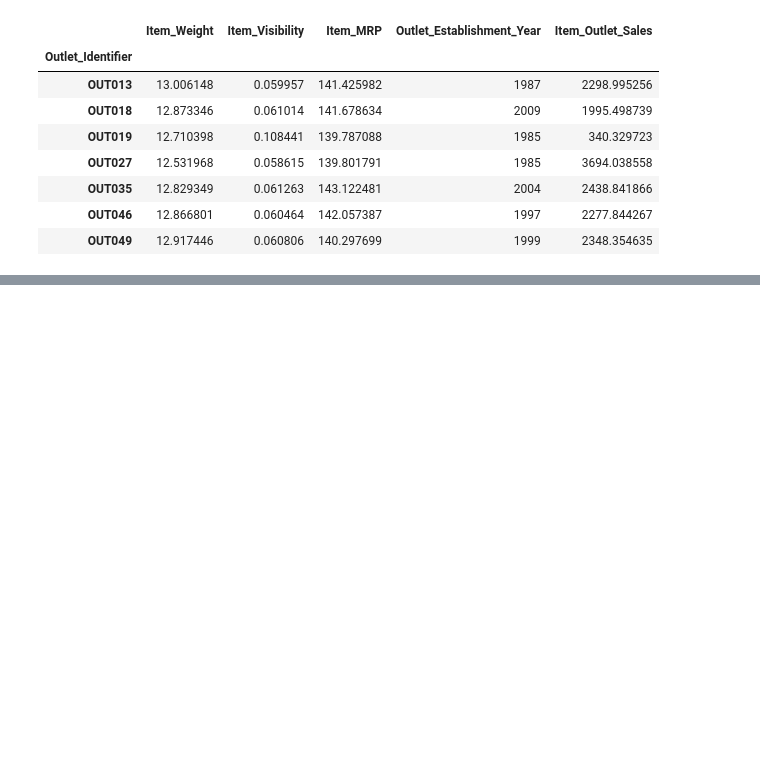
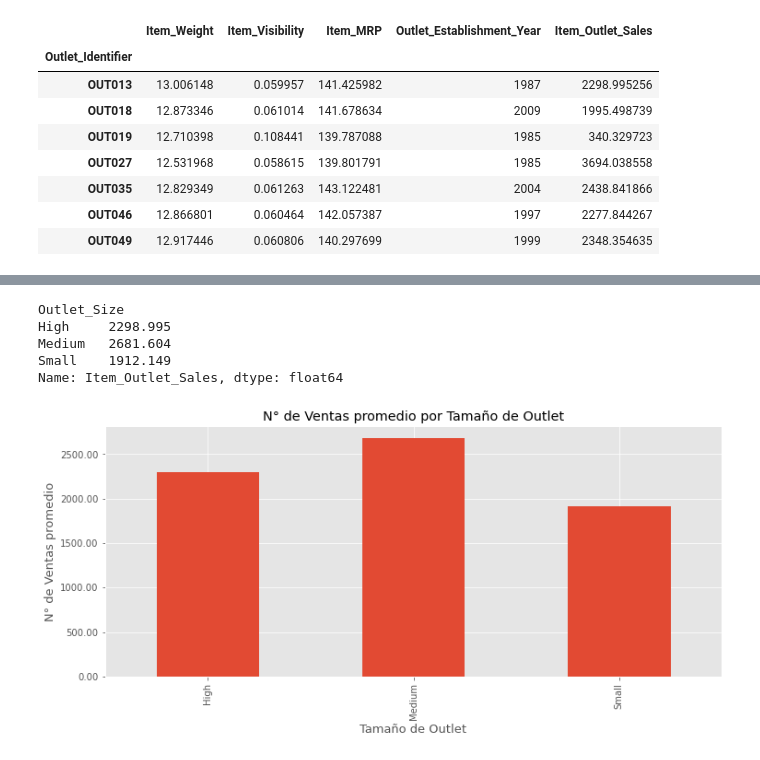
Before and after one commit to Ricardo-Bautista-H/Bigmart-Sales-Predictions, a Jupyter notebook: Predicción_Ventas.ipynb, the cells around one changed output, grey strips where cells are left out. Drawn from its saved outputs; the diff is of its cells as text; code cells hidden in the pictures; blank space fills up the shorter version.

```diff
--- a/Predicción_Ventas.ipynb
+++ b/Predicción_Ventas.ipynb
@@ -142,0 +200,18 @@ df.groupby(['Outlet_Identifier']).mean()
+# %%
+Tamaño_Ventas = df.groupby(['Outlet_Size']).mean()['Item_Outlet_Sales']
+Tamaño_Ventas
+# %% [output]
+Outlet_Size
+High     2298.995
+Medium   2681.604
+Small    1912.149
+Name: Item_Outlet_Sales, dtype: float64
+# %%
+fig,ax = plt.subplots(figsize=(12,5))
+Tamaño_Ventas.plot.bar()
+plt.title('N° de Ventas promedio por Tamaño de Outlet')
+plt.ylabel('N° de Ventas promedio', fontsize = 13)
+plt.xlabel('Tamaño de Outlet', fontsize = 13)
+ax.yaxis.set_major_formatter(matplotlib.ticker.FormatStrFormatter("%.2f"))
+# %% [output]
+[figure, added]
```
Also changed, not shown: parts of 13 cells of this notebook, 1 other file.
